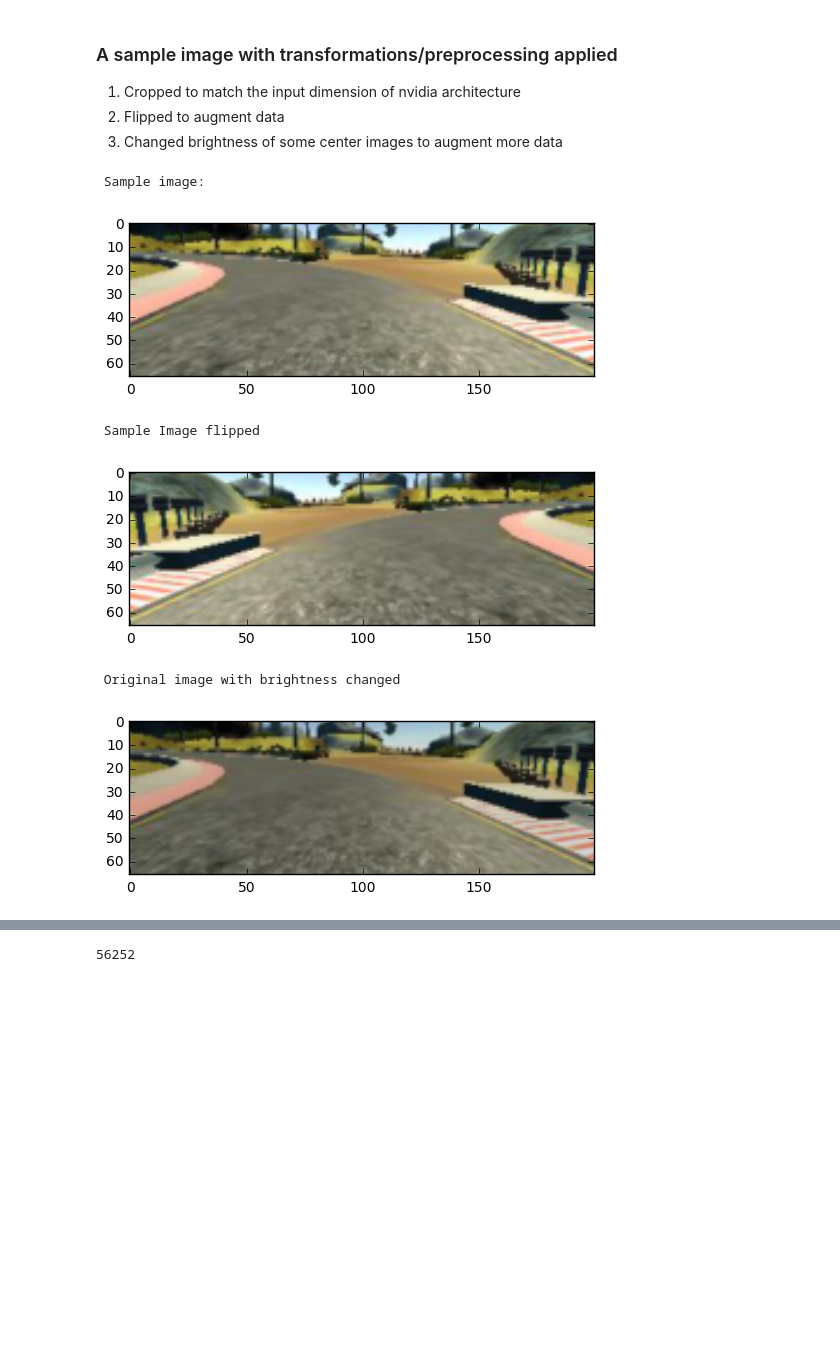
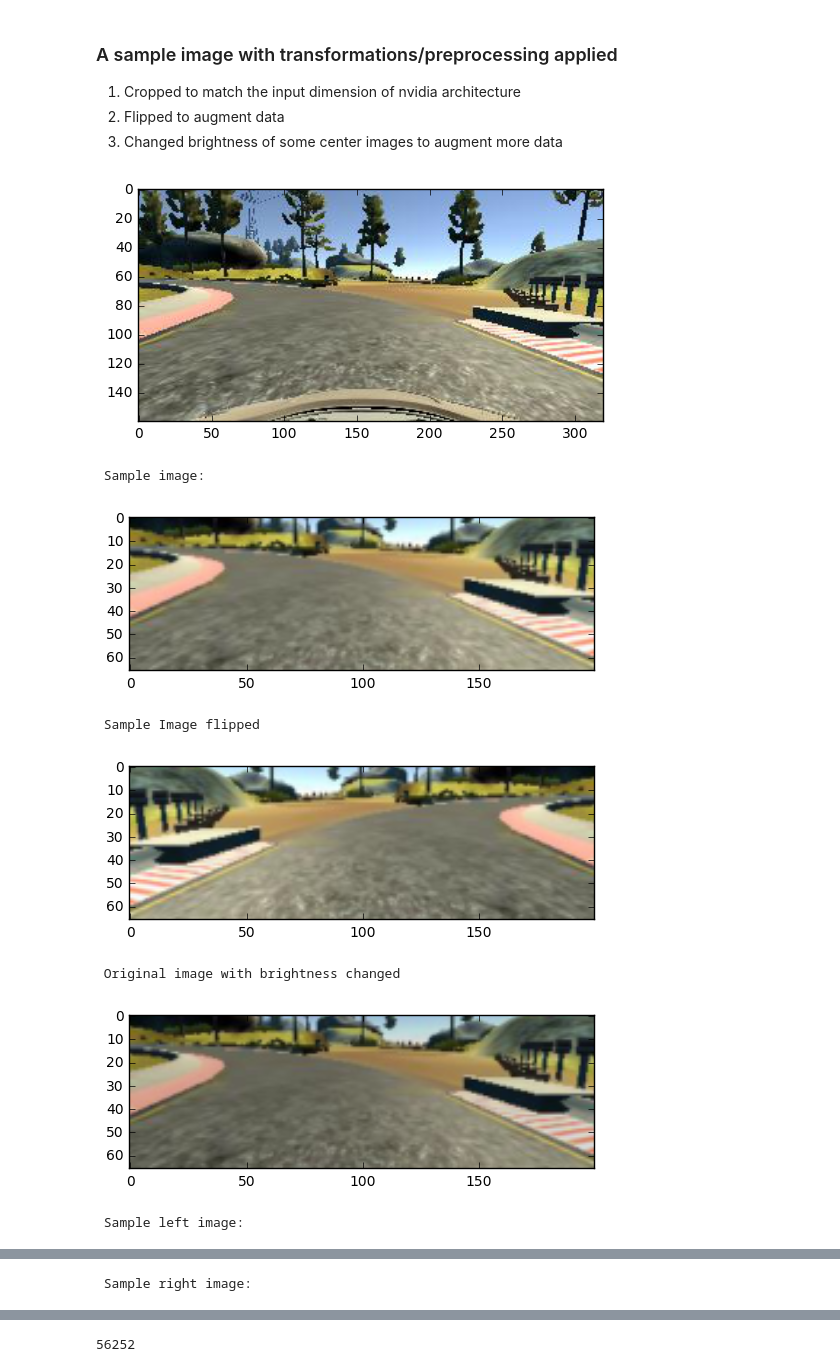
Before and after one commit to nidharap/SelfDrivingCars, a Jupyter notebook: Project_3_Behavioral_Cloning/Behavioral_Cloning_final.ipynb, the cells around one changed output, grey strips where cells are left out. Cells and saved outputs as stored; diff of their text form; code cells hidden in the pictures; blank space fills up the shorter version.

```diff
--- a/Project_3_Behavioral_Cloning/Behavioral_Cloning_final.ipynb
+++ b/Project_3_Behavioral_Cloning/Behavioral_Cloning_final.ipynb
@@ -64,26 +64,43 @@ def augment_brightness_camera_images(image):
 2. Flipped to augment data
 3. Changed brightness of some center images to augment more data
 # %%
+#Uncropped image
+plt.imshow(mpimg.imread(change_path_from_to(lines[20][0].strip()), 1))
+plt.show()
+
 # read in images from center, left and right cameras
 img_center = load_image(change_path_from_to(lines[20][0].strip()))
-steering_center = float(lines[1232][3])
+steering_center = float(lines[20][3])
 print("\n Sample image:")
 plt.imshow(img_center)
 plt.show()
 
 print("\n Sample Image flipped")
 img_center_flipped, steering_center_flipped = flip_image_and_steering(img_center, steering_center)
 plt.imshow(img_center_flipped)
 plt.show()
 
 
 print("\n Original image with brightness changed")
 plt.imshow(augment_brightness_camera_images(img_center))
 plt.show()
+
+img_left = load_image(change_path_from_to(lines[20][1].strip()))
+steering_center = float(lines[20][3])
+print("\n Sample left image:")
+plt.imshow(img_left)
+plt.show()
+
+img_right = load_image(change_path_from_to(lines[20][2].strip()))
+print("\n Sample right image:")
+plt.imshow(img_right)
+plt.show()
 # %% [output]
+[figure, new version]
  Sample image:
-[figure, old version]
+[figure, new version]
  Sample Image flipped
-[figure, old version]
+[figure, new version]
  Original image with brightness changed
-[figure, old version]
+[figure, added]
+ Sample left image:
@@ -89,0 +108 @@ plt.show()
+ Sample right image:
```
Also changed, not shown: parts of 1 cell of this notebook, 1 other file.
